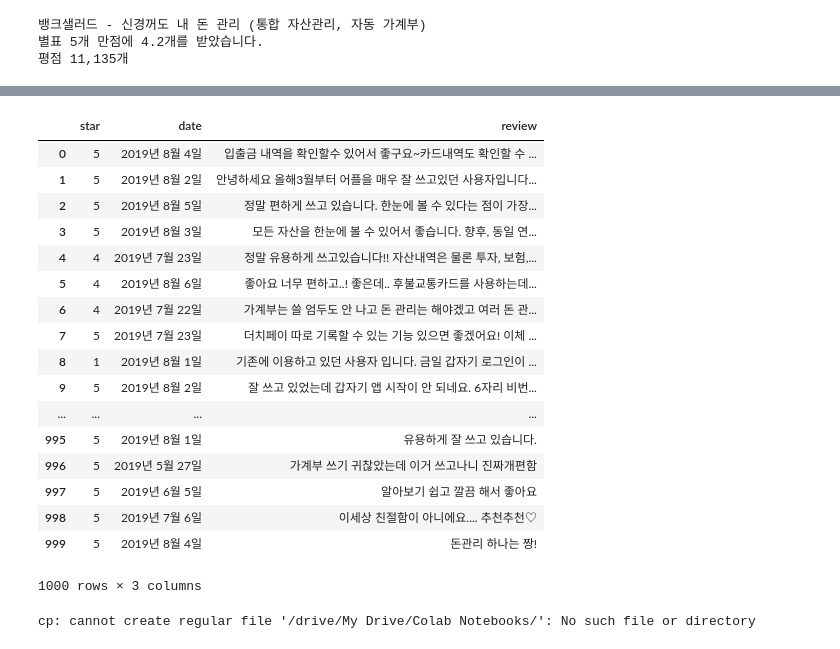
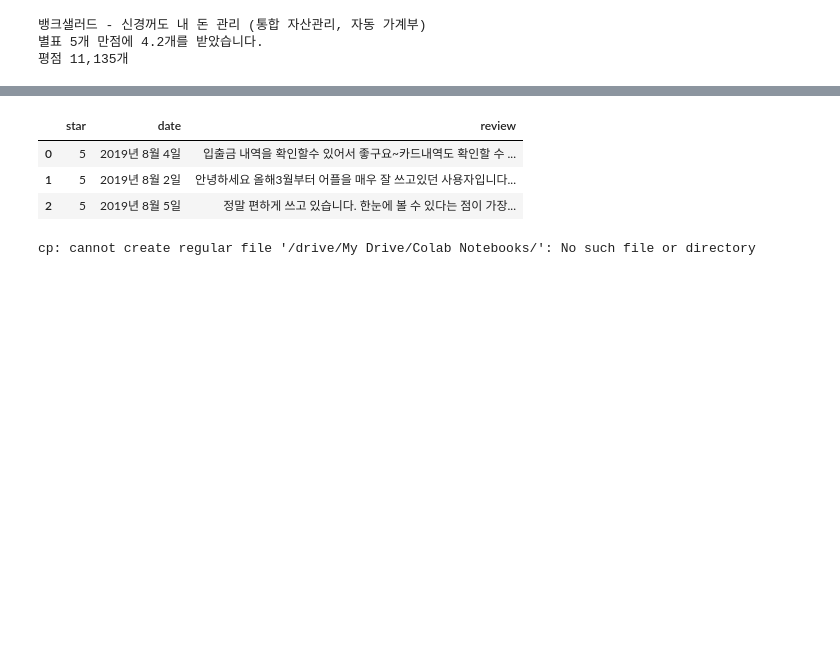
Before and after one commit to supportchelsea/Sentiment-Analysis, a Jupyter notebook: google_store_crawler.ipynb, the cells around one changed output, grey strips where cells are left out. Saved outputs shown, nothing was run; the diff lists cells and outputs as text; code cells hidden in the pictures; blank space fills up the shorter version.

```diff
--- a/google_store_crawler.ipynb
+++ b/google_store_crawler.ipynb
@@ -114,26 +114,12 @@ for expand_page in expand_pages:
 driver.quit()
 # %%
 df = pd.DataFrame.from_dict(dfRow)
-df
+df.head(3)
 # %% [output]
 |  | star | date | review |
 | 0 | 5 | 2019년 8월 4일 | 입출금 내역을 확인할수 있어서 좋구요~카드내역도 확인할 수 ... |
 | 1 | 5 | 2019년 8월 2일 | 안녕하세요 올해3월부터 어플을 매우 잘 쓰고있던 사용자입니다... |
 | 2 | 5 | 2019년 8월 5일 | 정말 편하게 쓰고 있습니다. 한눈에 볼 수 있다는 점이 가장... |
-| 3 | 5 | 2019년 8월 3일 | 모든 자산을 한눈에 볼 수 있어서 좋습니다. 향후, 동일 연... |
-| 4 | 4 | 2019년 7월 23일 | 정말 유용하게 쓰고있습니다!! 자산내역은 물론 투자, 보험,... |
-| 5 | 4 | 2019년 8월 6일 | 좋아요 너무 편하고..! 좋은데.. 후불교통카드를 사용하는데... |
-| 6 | 4 | 2019년 7월 22일 | 가계부는 쓸 엄두도 안 나고 돈 관리는 해야겠고 여러 돈 관... |
-| 7 | 5 | 2019년 7월 23일 | 더치페이 따로 기록할 수 있는 기능 있으면 좋겠어요! 이체 ... |
-| 8 | 1 | 2019년 8월 1일 | 기존에 이용하고 있던 사용자 입니다. 금일 갑자기 로그인이 ... |
-| 9 | 5 | 2019년 8월 2일 | 잘 쓰고 있었는데 갑자기 앱 시작이 안 되네요. 6자리 비번... |
-| ... | ... | ... | ... |
-| 995 | 5 | 2019년 8월 1일 | 유용하게 잘 쓰고 있습니다. |
-| 996 | 5 | 2019년 5월 27일 | 가계부 쓰기 귀찮았는데 이거 쓰고나니 진짜개편함 |
-| 997 | 5 | 2019년 6월 5일 | 알아보기 쉽고 깔끔 해서 좋아요 |
-| 998 | 5 | 2019년 7월 6일 | 이세상 친절함이 아니에요.... 추천추천♡ |
-| 999 | 5 | 2019년 8월 4일 | 돈관리 하나는 짱! |
-1000 rows × 3 columns
 # %%
 from google.colab import files
 
```
